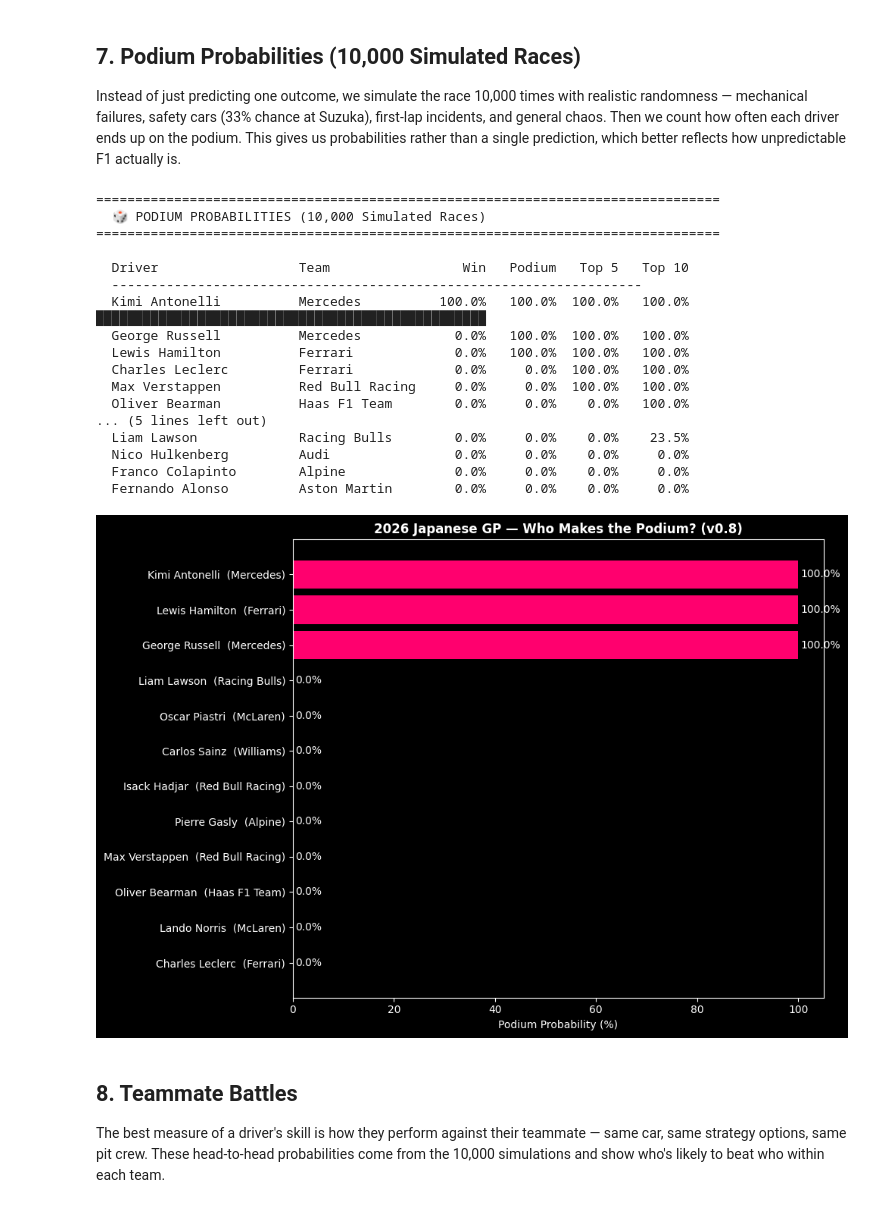
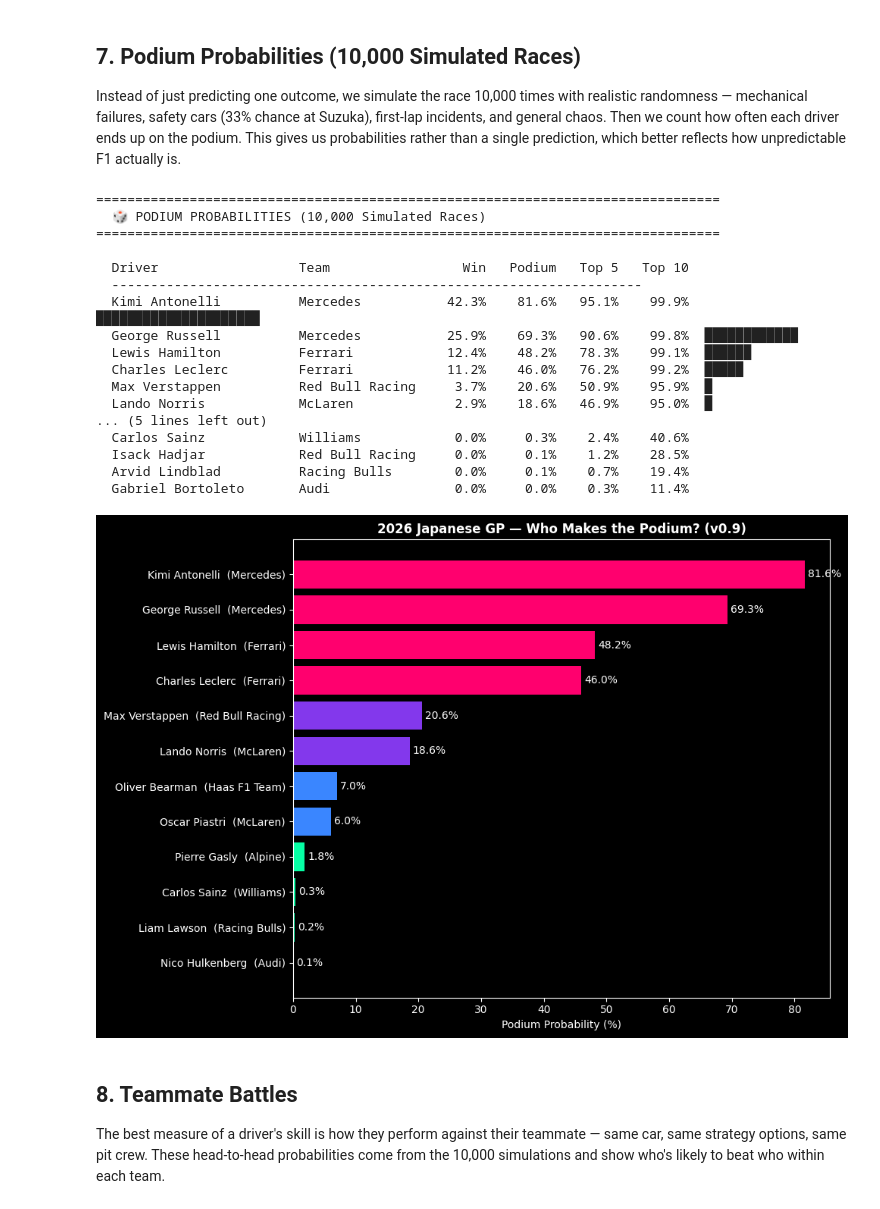
Before and after one commit to nina-coder/f1-predictions, a Jupyter notebook: notebooks/2026-R03-japan.ipynb, the cells around one changed output. Cells and saved outputs as stored; diff of their text form; code cells hidden in the pictures.

```diff
--- a/notebooks/2026-R03-japan.ipynb
+++ b/notebooks/2026-R03-japan.ipynb
@@ -479,45 +527,45 @@ pd_data = [{'Driver':p['Driver'],'Team':p['Team'],'Rank':p['Rank'],
     'Top5':t5c[p['Driver']]/n_sims*100,'Top10':t10c[p['Driver']]/n_sims*100} for p in japan]
 prob_df = pd.DataFrame(pd_data).sort_values('Win',ascending=False)
 
 print("=" * 80)
 print("  🎲 PODIUM PROBABILITIES (10,000 Simulated Races)")
 print("=" * 80)
 print(f"\n  {'Driver':22s}  {'Team':16s}  {'Win':>6s}  {'Podium':>7s}  {'Top 5':>6s}  {'Top 10':>7s}")
 print("  " + "-" * 68)
 for _,r in prob_df.head(15).iterrows():
     bar = '█'*int(r['Win']/2)
     print(f"  {r['Driver']:22s}  {r['Team']:16s}  {r['Win']:>5.1f}%  {r['Podium']:>6.1f}%  {r['Top5']:>5.1f}%  {r['Top10']:>6.1f}%  {bar}")
 
 fig,ax = plt.subplots(figsize=(10,7))
 t12 = prob_df.head(12).sort_values('Podium')
 colors = ['#ff006e' if p>40 else '#8338ec' if p>15 else '#3a86ff' if p>5 else '#06ffa5' for p in t12['Podium']]
 bars = ax.barh(t12['Driver']+'  ('+t12['Team']+')', t12['Podium'], color=colors)
 ax.set_xlabel('Podium Probability (%)')
-ax.set_title('2026 Japanese GP — Who Makes the Podium? (v0.8)', fontweight='bold')
+ax.set_title('2026 Japanese GP — Who Makes the Podium? (v0.9)', fontweight='bold')
 for b,v in zip(bars,t12['Podium']):
     ax.text(b.get_width()+0.5, b.get_y()+b.get_height()/2, f'{v:.1f}%', va='center', fontsize=10)
 plt.tight_layout()
 plt.savefig('../data/podium_v7.png', dpi=150, bbox_inches='tight')
 plt.show()
 # %% [output]
 ================================================================================
   🎲 PODIUM PROBABILITIES (10,000 Simulated Races)
 ================================================================================
 
   Driver                  Team                 Win   Podium   Top 5   Top 10
   --------------------------------------------------------------------
-  Kimi Antonelli          Mercedes          100.0%   100.0%  100.0%   100.0%  ██████████████████████████████████████████████████
-  George Russell          Mercedes            0.0%   100.0%  100.0%   100.0%
-  Lewis Hamilton          Ferrari             0.0%   100.0%  100.0%   100.0%
-  Charles Leclerc         Ferrari             0.0%     0.0%  100.0%   100.0%
-  Max Verstappen          Red Bull Racing     0.0%     0.0%  100.0%   100.0%
-  Oliver Bearman          Haas F1 Team        0.0%     0.0%    0.0%   100.0%
+  Kimi Antonelli          Mercedes           42.3%    81.6%   95.1%    99.9%  █████████████████████
+  George Russell          Mercedes           25.9%    69.3%   90.6%    99.8%  ████████████
+  Lewis Hamilton          Ferrari            12.4%    48.2%   78.3%    99.1%  ██████
+  Charles Leclerc         Ferrari            11.2%    46.0%   76.2%    99.2%  █████
+  Max Verstappen          Red Bull Racing     3.7%    20.6%   50.9%    95.9%  █
+  Lando Norris            McLaren             2.9%    18.6%   46.9%    95.0%  █
 ... (5 lines left out)
-  Liam Lawson             Racing Bulls        0.0%     0.0%    0.0%    23.5%
-  Nico Hulkenberg         Audi                0.0%     0.0%    0.0%     0.0%
-  Franco Colapinto        Alpine              0.0%     0.0%    0.0%     0.0%
-  Fernando Alonso         Aston Martin        0.0%     0.0%    0.0%     0.0%
+  Carlos Sainz            Williams            0.0%     0.3%    2.4%    40.6%
+  Isack Hadjar            Red Bull Racing     0.0%     0.1%    1.2%    28.5%
+  Arvid Lindblad          Racing Bulls        0.0%     0.1%    0.7%    19.4%
+  Gabriel Bortoleto       Audi                0.0%     0.0%    0.3%    11.4%
-[figure, old version]
+[figure, new version]
 # %% [markdown]
 ## 8. Teammate Battles
 
```
Also changed, not shown: parts of 10 cells of this notebook, 1 other file.
